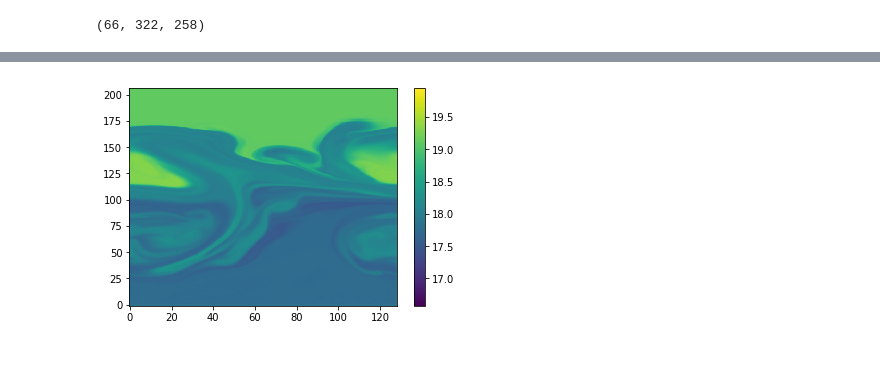
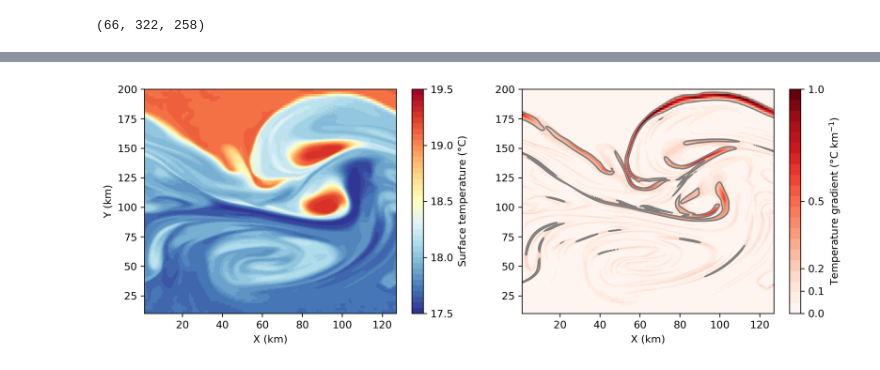
Before and after one commit to sophieclayton/phronttz, a Jupyter notebook: read_model.ipynb, the cells around one changed output, grey strips where cells are left out. Drawn from its saved outputs; the diff is of its cells as text; code cells hidden in the pictures.

Commit message:
cleaned code for model figs of temp and temp grad

```diff
--- a/read_model.ipynb
+++ b/read_model.ipynb
@@ -24,7 +26,7 @@ part = h5py.File(inmat, 'r')
 files = glob.glob('../data/model_output/full*.cdf')
 
 #for l in files:
-model = Dataset(files[20], mode='r')
+model = Dataset(files[55], mode='r')
 temp = np.squeeze(model.variables['temp'])
 print np.shape(temp)
 
@@ -70,6 +38,0 @@ masked_array(data=[0.5, 0.5, 0.5, 0.5, 0.5, 0.5, 0.5, 0.5, 0.5, 0.5, 0.5,
-# %%
-plt.pcolor(xc, yc, temp[65,:,:])
-plt.colorbar()
-plt.show()
-# %% [output]
-[figure, removed]
@@ -77,0 +53,35 @@ zc = model.variables['zc'][:]
+# %%
+zl = 65
+
+palette = plt.get_cmap('RdYlBu_r', 40)
+palette2 = plt.get_cmap('Reds', 21)
+fig1, (ax1, ax2) = plt.subplots(1,2, figsize=(12,4), dpi = 300)
+
+tt = ax1.pcolor(xc, yc, temp[zl,:,:], vmin = 17.5, vmax = 19.5, cmap = palette)
+cb1 = plt.colorbar(tt, ax = ax1, ticks = [17.5, 18., 18.5, 19., 19.5], label='Surface temperature ($\degree$C)')
+# ax1.set_title('Temperature')
+ax1.set_ylim([10,200])
+ax1.set_xlim([1, 254/2])
+ax1.set_xlabel('X (km)')
+ax1.set_ylabel('Y (km)')
+
+tgrad = (np.abs(np.diff(temp[zl,:,:], n=1, axis =0))/0.5)[1:321, 1:257] + (np.abs(np.diff(temp[zl,:,:], n=1, axis =1))/0.5)[1:321, 1:257]
+
+gg = ax2.pcolor(xc[1:257], yc[1:321], tgrad, vmin = 0, vmax =1, cmap = palette2)
+ax2.contour(xc[1:257], yc[1:321], tgrad,[0.2], colors = 'gray')
+cb2 = plt.colorbar(gg, ax = ax2, ticks = [0, 0.1, 0.2, 0.5, 1], label='Temperature gradient ($\degree$C km$^{-1}$)')
+# ax2.set_title('Temperature Gradient')
+ax2.set_ylim([10,200])
+ax2.set_xlim([1, 254/2])
+ax2.set_xlabel('X (km)')
+
+plt.show()
+
+# plt.pcolor(xc, yc, np.diff(temp[zl,:,:]/0.5, n=1, axis = 0), vmin = -0.25, vmax = 0.25)
+# plt.colorbar()
+# plt.show()
+
+# cbar = fig.colorbar(cax, ticks=[-1, 0, 1], orientation='horizontal')
+# cbar.ax.set_xticklabels(['Low', 'Medium', 'High'])
+# %% [output]
+[figure, added]
```
Also changed, not shown: parts of 5 cells of this notebook, 1 other file.
